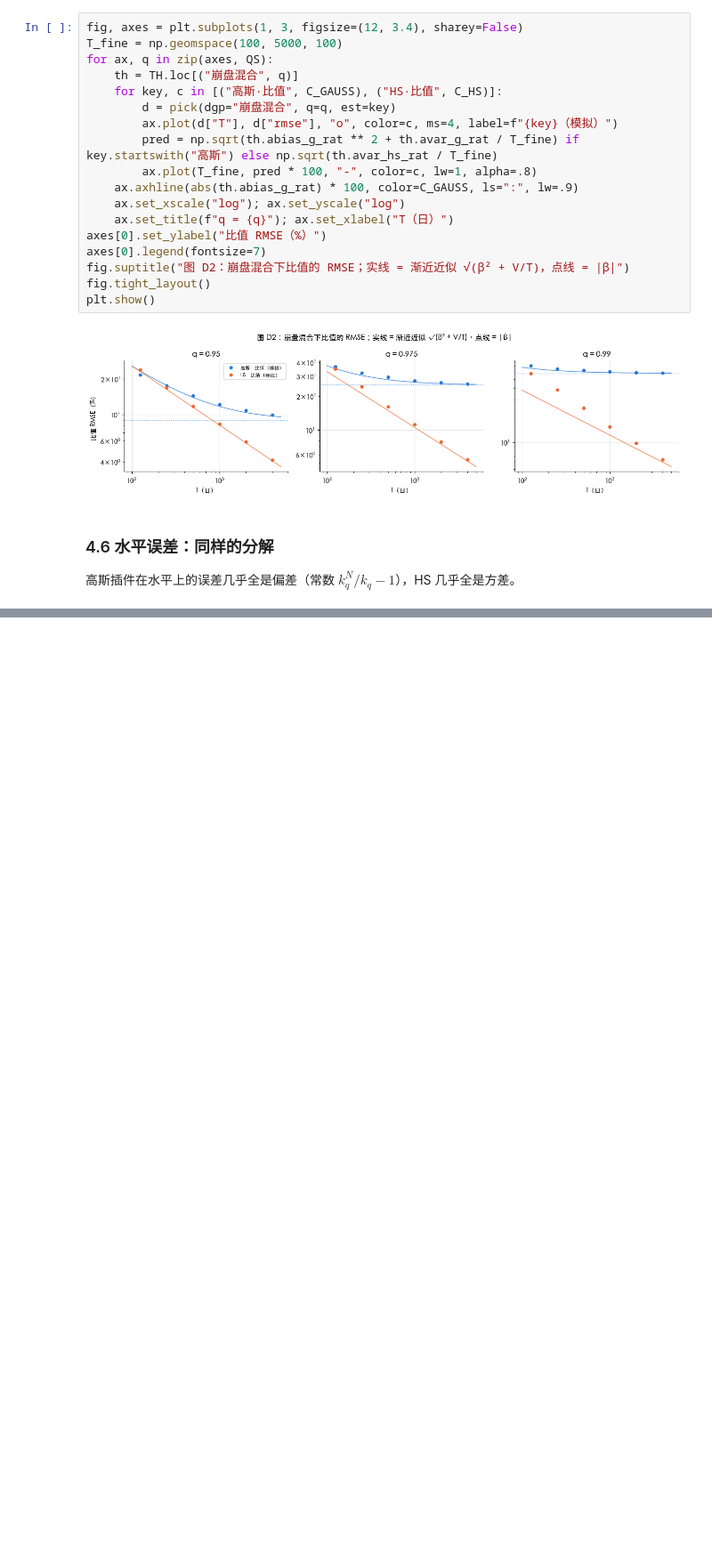
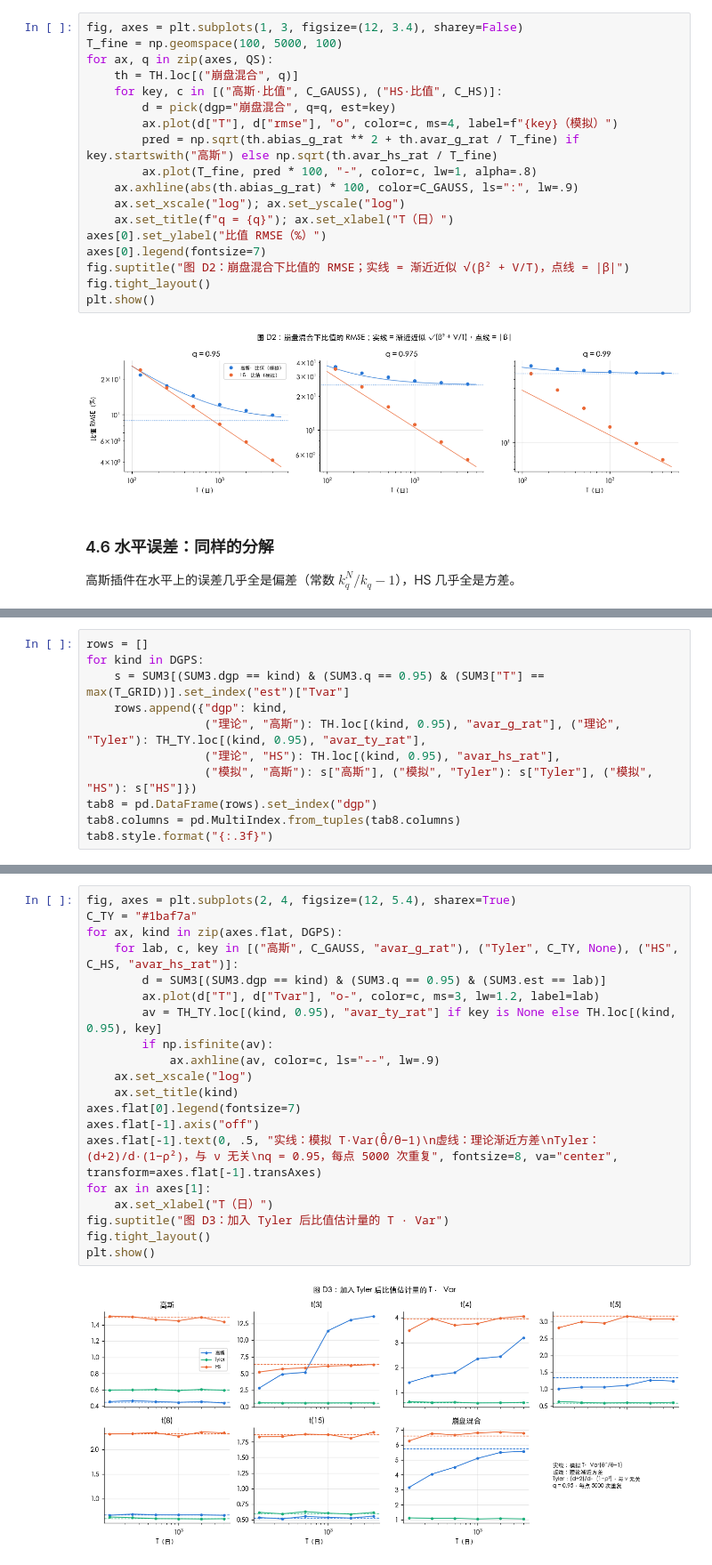
Before and after one commit to lshangro-png/tail-risk-cn, a Jupyter notebook: studies/09_estimation_vs_decision/bias_variance.ipynb, the cells around one changed output, grey strips where cells are left out. Shown at 89% size. Saved outputs shown, nothing was run; the diff lists cells and outputs as text; blank space fills up the shorter version.

```diff
--- a/studies/09_estimation_vs_decision/bias_variance.ipynb
+++ b/studies/09_estimation_vs_decision/bias_variance.ipynb
@@ -513,0 +663,11 @@ tab6.style.format("{:+.2f}")
+# %%
+rows = []
+for kind in DGPS:
+    s = SUM3[(SUM3.dgp == kind) & (SUM3.q == 0.95) & (SUM3["T"] == max(T_GRID))].set_index("est")["Tvar"]
+    rows.append({"dgp": kind,
+                 ("理论", "高斯"): TH.loc[(kind, 0.95), "avar_g_rat"], ("理论", "Tyler"): TH_TY.loc[(kind, 0.95), "avar_ty_rat"],
+                 ("理论", "HS"): TH.loc[(kind, 0.95), "avar_hs_rat"],
+                 ("模拟", "高斯"): s["高斯"], ("模拟", "Tyler"): s["Tyler"], ("模拟", "HS"): s["HS"]})
+tab8 = pd.DataFrame(rows).set_index("dgp")
+tab8.columns = pd.MultiIndex.from_tuples(tab8.columns)
+tab8.style.format("{:.3f}")
@@ -513,0 +685,22 @@ tab6.style.format("{:+.2f}")
+# %%
+fig, axes = plt.subplots(2, 4, figsize=(12, 5.4), sharex=True)
+C_TY = "#1baf7a"
+for ax, kind in zip(axes.flat, DGPS):
+    for lab, c, key in [("高斯", C_GAUSS, "avar_g_rat"), ("Tyler", C_TY, None), ("HS", C_HS, "avar_hs_rat")]:
+        d = SUM3[(SUM3.dgp == kind) & (SUM3.q == 0.95) & (SUM3.est == lab)]
+        ax.plot(d["T"], d["Tvar"], "o-", color=c, ms=3, lw=1.2, label=lab)
+        av = TH_TY.loc[(kind, 0.95), "avar_ty_rat"] if key is None else TH.loc[(kind, 0.95), key]
+        if np.isfinite(av):
+            ax.axhline(av, color=c, ls="--", lw=.9)
+    ax.set_xscale("log")
+    ax.set_title(kind)
+axes.flat[0].legend(fontsize=7)
+axes.flat[-1].axis("off")
+axes.flat[-1].text(0, .5, "实线：模拟 T·Var(θ̂/θ−1)\n虚线：理论渐近方差\nTyler：(d+2)/d·(1−ρ²)，与 ν 无关\nq = 0.95，每点 5000 次重复", fontsize=8, va="center", transform=axes.flat[-1].transAxes)
+for ax in axes[1]:
+    ax.set_xlabel("T（日）")
+fig.suptitle("图 D3：加入 Tyler 后比值估计量的 T · Var")
+fig.tight_layout()
+plt.show()
+# %% [output]
+[figure, added]
```
Also changed, not shown: parts of 13 cells of this notebook, 3 other files.
